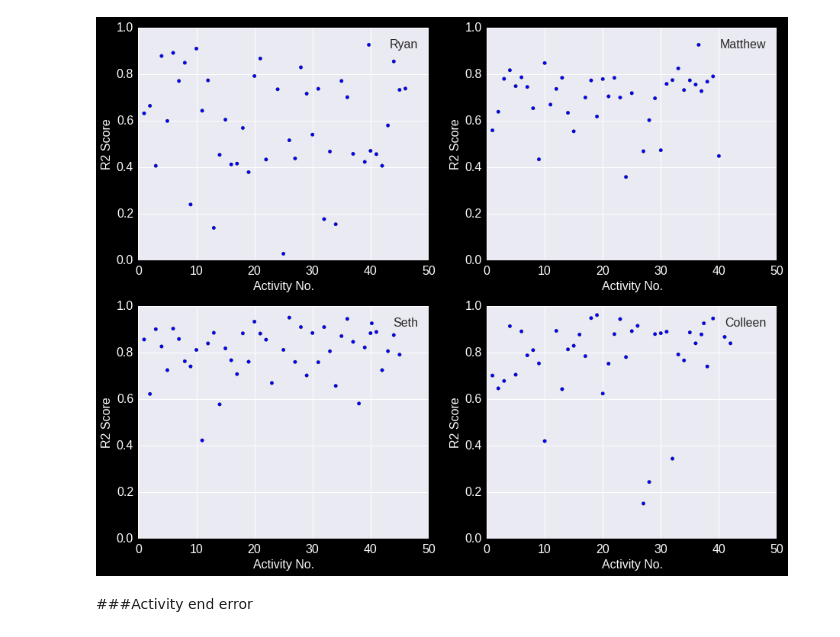
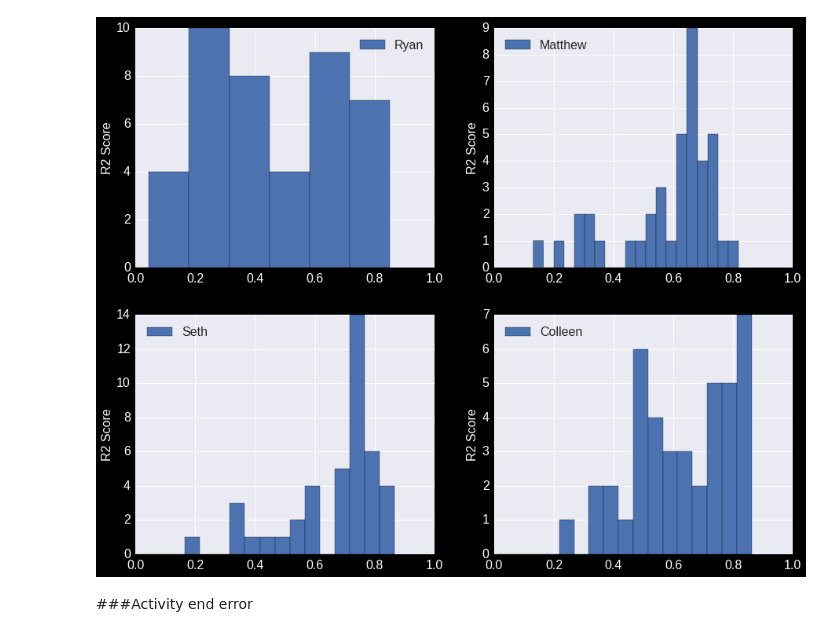
Before and after one commit to sethah/CycleAnalysis, a Jupyter notebook: webapp/model validation.ipynb, the cells around one changed output. Cells and saved outputs as stored; diff of their text form; code cells hidden in the pictures.

Commit message:
added figure

```diff
--- a/webapp/model validation.ipynb
+++ b/webapp/model validation.ipynb
@@ -87,18 +89,19 @@ for user in users:
 # %%
 # from matpl
 fig, axs = plt.subplots(2,2, figsize=(15, 12), facecolor='black')
 for i, ax, in enumerate(axs.reshape(-1)):
-    ax.scatter(np.arange(len(users[i][0].activities)) + 1, d[users[i][0].firstname], label=users[i][0].firstname)
-    ax.set_ylim([0, 1])
-    ax.set_xlim([0, 50])
-    ax.set_xlabel('Activity No.')
+    r2 = d[users[i][0].firstname]
+    r2 = [x for x in r2 if x > 0]
+    ax.hist(d[users[i][0].firstname], label=users[i][0].firstname, bins=20)
+#     ax.set_ylim([0, 1])
+    ax.set_xlim([0, 1])
     ax.set_ylabel('R2 Score')
-    ax.legend(prop={'size':16})
+    ax.legend(prop={'size':16}, loc='best')
     for item in ([ax.title, ax.xaxis.label, ax.yaxis.label] + ax.get_xticklabels() + ax.get_yticklabels()):
         item.set_fontsize(16)
         item.set_color('white')
 # %% [output]
-[figure, old version]
+[figure, new version]
 # %% [markdown]
 ###Activity end error
 # %%
```
Also changed, not shown: parts of 2 cells of this notebook, 3 other files.
